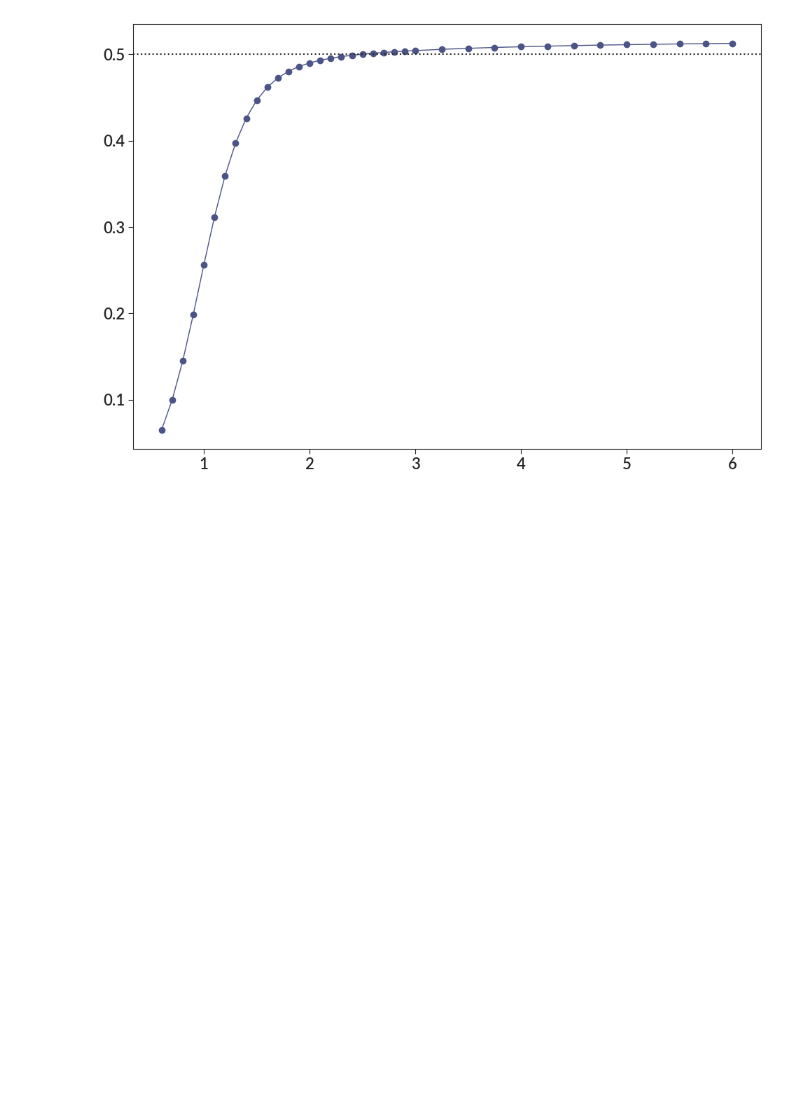
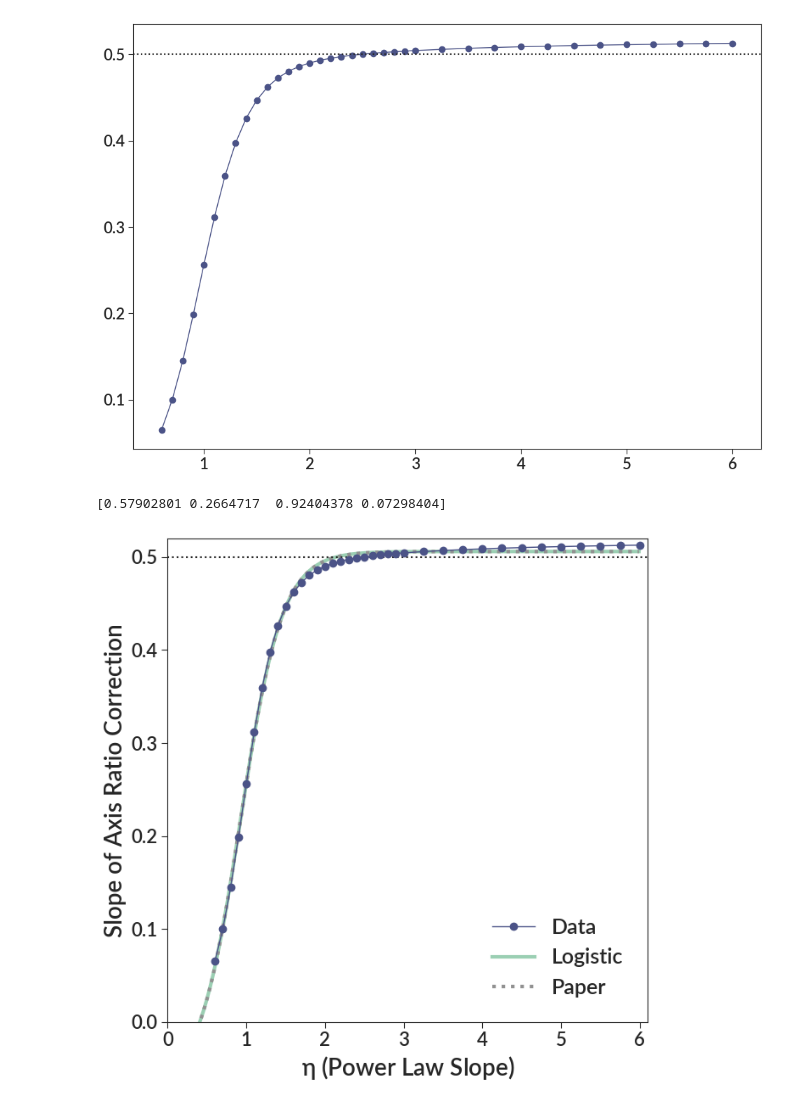
Before and after one commit to gillenbrown/LEGUS-sizes, a Jupyter notebook: testing/ellipticity.ipynb, the cells around one changed output. Saved outputs shown, nothing was run; the diff lists cells and outputs as text; code cells hidden in the pictures; blank space fills up the shorter version.

```diff
--- a/testing/ellipticity.ipynb
+++ b/testing/ellipticity.ipynb
@@ -278 +281,24 @@ def logistic(x, ymax, scale, x_0, offset):
+# %%
+fig, ax = bpl.subplots(figsize=[7, 7])
+ax.plot(float_etas, eta_reff_slopes, marker="o", lw=1, label="Data", zorder=10)
+
+analytic_xs = np.arange(0, 6, 0.01)
+for func, name in zip([logistic], ["Logistic"]):
+    params = optimize.curve_fit(func,
+                                xdata=float_etas,
+                                ydata=eta_reff_slopes,
+                                p0=[0.57902872,0.266,0.92404308,0.07298472])[0]
+    print(params)
+
+    ax.plot(analytic_xs, func(analytic_xs, *params), label=name)
+
+    ax.plot(analytic_xs, paper_approx(analytic_xs), ls=":", label="Paper")
+
+ax.axhline(0.5, ls=":")
+ax.legend()
+ax.set_limits(0, 6.1, 0, 0.52)
+ax.add_labels("$\eta$ (Power Law Slope)", "Slope of Axis Ratio Correction")
+# %% [output]
+[0.57902801 0.2664717  0.92404378 0.07298404]
+[figure, added]
 # %%
```
Also changed, not shown: parts of 3 cells of this notebook, 3 other files.
